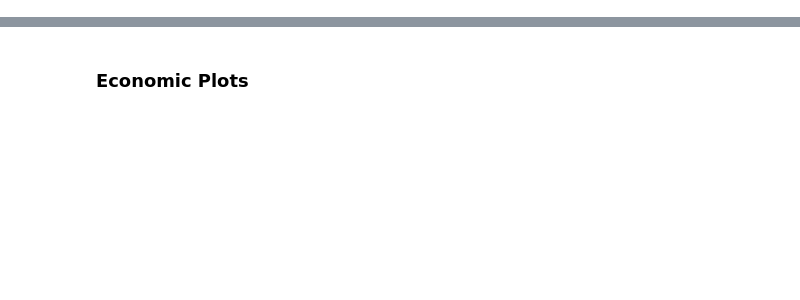
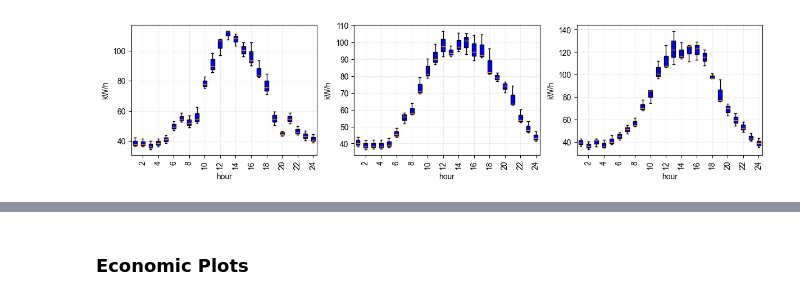
Before and after one commit to FarzaneEzzati/RCMG-PlanningOperation, a Jupyter notebook: Plots.ipynb, the cells around one changed output, grey strips where cells are left out. Saved outputs shown, nothing was run; the diff lists cells and outputs as text; code cells hidden in the pictures; blank space fills up the shorter version.

```diff
--- a/Plots.ipynb
+++ b/Plots.ipynb
@@ -6,0 +10,15 @@ import pickle
+# %%
+D = [pd.read_csv(f'Scenarios/Load Demand/{m}/LoadScenarios-JulAug-w.csv') for m in range(3)]
+D = [np.array(d[d.columns[1:97]]).reshape(3, 24, 4).sum(axis=2) for d in D]
+
+fig, axs = plt.subplots(1, 3, figsize=(14.5,3))
+for i, d in enumerate(D):
+    axs[i].boxplot(d, patch_artist=True, boxprops=dict(facecolor='blue'))
+    axs[i].set_ylabel('kW/h')
+    axs[i].set_xlabel('hour')
+    axs[i].set_xticklabels(axs[i].get_xticks(), rotation=90)
+    axs[i].set_xticks(range(2, 25, 2))
+    axs[i].grid(alpha=0.2)
+plt.savefig('IMG/Loadscenarios.jpg', dpi=300, bbox_inches='tight')
+# %% [output]
+[figure, added]
```
Also changed, not shown: parts of 11 cells of this notebook, 12 other files.
